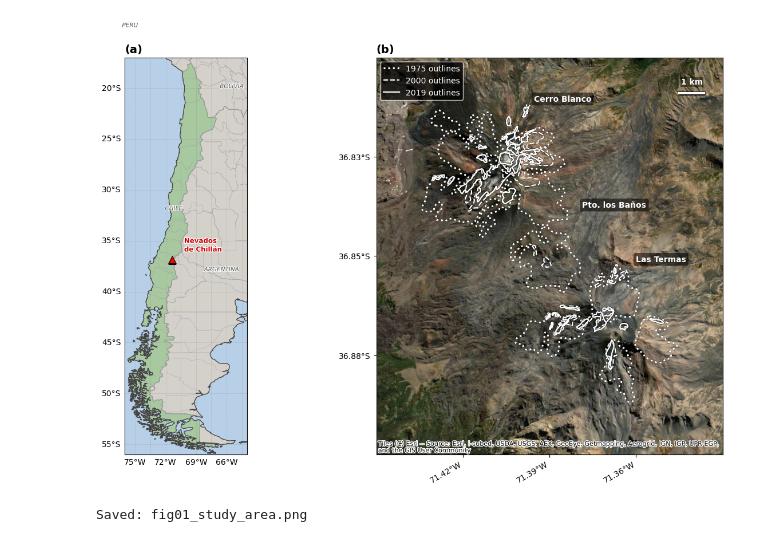
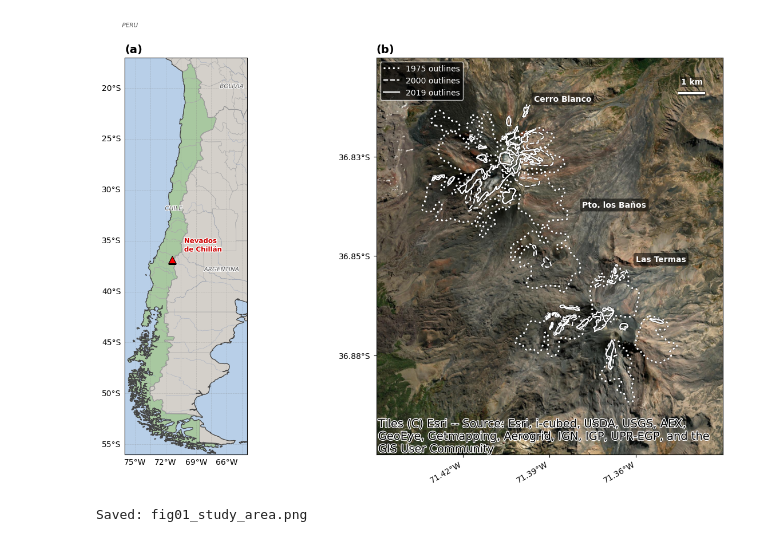
Before and after one commit to millie-spencer/Glacier-DEM-coregistration-and-MB, a Jupyter notebook: 00_Study_Area.ipynb, the cells around one changed output. Cells and saved outputs as stored; diff of their text form; code cells hidden in the pictures.

```diff
--- a/00_Study_Area.ipynb
+++ b/00_Study_Area.ipynb
@@ -131,7 +131,8 @@ ax_b.set_ylim(ylim_b)
 
 try:
     ctx.add_basemap(ax_b, crs='EPSG:3857',
-                    source=ctx.providers.Esri.WorldImagery, zoom=13)
+                source=ctx.providers.Esri.WorldImagery, zoom=14,
+                attribution_size=14)
 except Exception as e:
     print(f'Basemap failed: {e}')
 
@@ -199,32 +200,32 @@ ax_b.set_yticklabels([f'{abs(lat):.2f}°{"S" if lat<0 else "N"}'
 # Scale bar — upper right
 x1_bar = xlim_b[0] + _w * 0.95
 x0_bar = x1_bar - 1000
 y_bar  = ylim_b[0] + _h * 0.91
 ax_b.plot([x0_bar, x1_bar], [y_bar, y_bar],
           color='black', lw=5, solid_capstyle='butt', zorder=5)
 ax_b.plot([x0_bar, x1_bar], [y_bar, y_bar],
           color='white', lw=3, solid_capstyle='butt', zorder=6)
 ax_b.text((x0_bar + x1_bar) / 2, y_bar + _h * 0.018,
           '1 km', color='white', ha='center', va='bottom',
           fontsize=10, fontweight='bold', zorder=7,
           bbox=dict(facecolor='black', alpha=0.4, pad=1, edgecolor='none'))
 
 # Legend — upper left
 handles_b = [
     mlines.Line2D([0],[0], color='white', lw=2.2, ls=':', label='1975 outlines'),
     mlines.Line2D([0],[0], color='white', lw=1.6, ls='--', label='2000 outlines'),
     mlines.Line2D([0],[0], color='white', lw=1.6, ls='-',  label='2019 outlines'),
 ]
 ax_b.legend(handles=handles_b, loc='upper left', fontsize=10,
             framealpha=0.75, facecolor='black',
             edgecolor='white', labelcolor='white')
 
 ax_b.set_title('(b)', fontsize=14, fontweight='bold', loc='left', pad=6)
 
 fig.savefig(os.path.join(FIGURES, 'fig01_study_area.png'),
             dpi=300, bbox_inches='tight')
 plt.show()
 print('Saved: fig01_study_area.png')
 # %% [output]
-[figure, old version]
+[figure, new version]
 Saved: fig01_study_area.png
```
Also changed, not shown: parts of 1 cell of this notebook, 1 other file.
